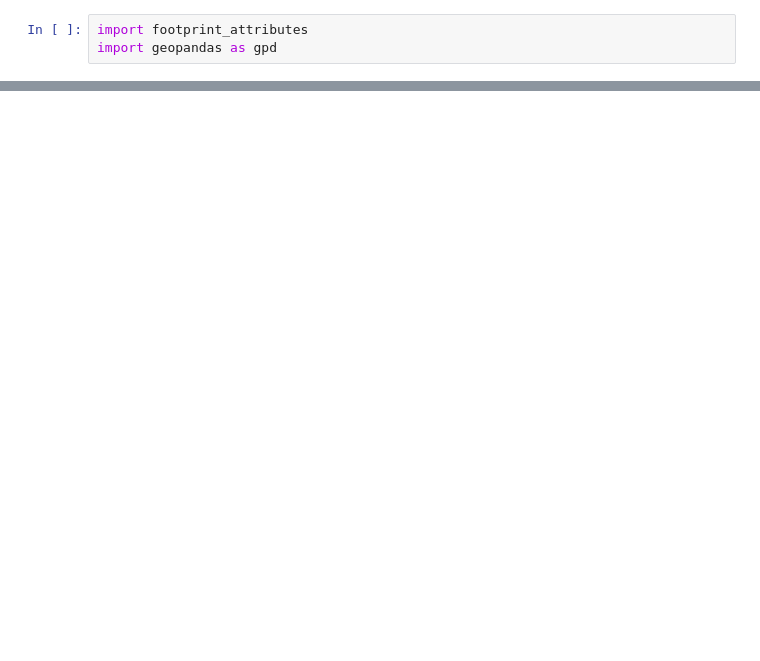
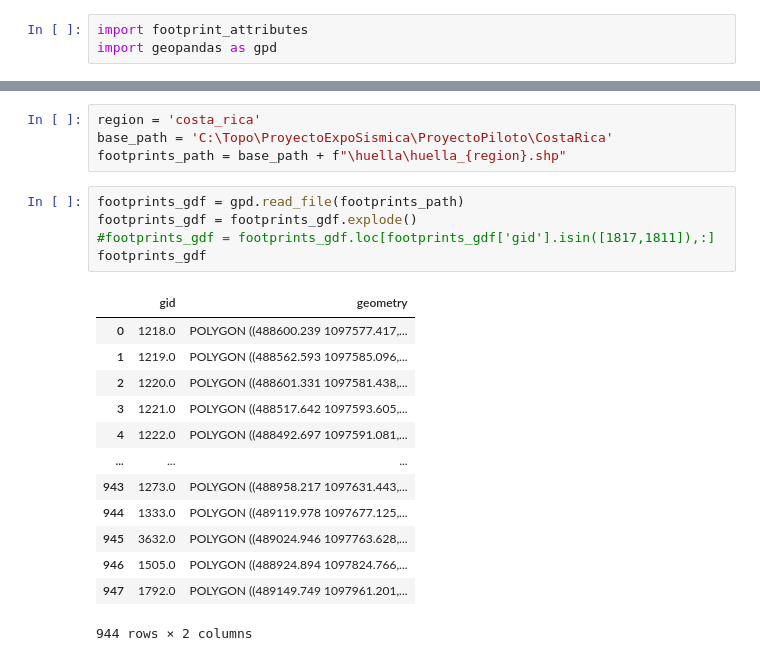
Before and after one commit to GeomaticsCaminosUPM/footprint_attributes, a Jupyter notebook: example.ipynb, the cells around one changed output, grey strips where cells are left out. Saved outputs shown, nothing was run; the diff lists cells and outputs as text; blank space fills up the shorter version.

```diff
--- a/example.ipynb
+++ b/example.ipynb
@@ -9,3 +24,26 @@ footprints_gdf
+# %%
+region = 'costa_rica'
+base_path = 'C:\Topo\ProyectoExpoSismica\ProyectoPiloto\CostaRica'
+footprints_path = base_path + f"\huella\huella_{region}.shp"
+# %%
+footprints_gdf = gpd.read_file(footprints_path)
+footprints_gdf = footprints_gdf.explode()
+#footprints_gdf = footprints_gdf.loc[footprints_gdf['gid'].isin([1817,1811]),:]
+footprints_gdf
+# %% [output]
+|  | gid | geometry |
+| 0 | 1218.0 | POLYGON ((488600.239 1097577.417,... |
+| 1 | 1219.0 | POLYGON ((488562.593 1097585.096,... |
+| 2 | 1220.0 | POLYGON ((488601.331 1097581.438,... |
+| 3 | 1221.0 | POLYGON ((488517.642 1097593.605,... |
+| 4 | 1222.0 | POLYGON ((488492.697 1097591.081,... |
+| ... | ... | ... |
+| 943 | 1273.0 | POLYGON ((488958.217 1097631.443,... |
+| 944 | 1333.0 | POLYGON ((489119.978 1097677.125,... |
+| 945 | 3632.0 | POLYGON ((489024.946 1097763.628,... |
+| 946 | 1505.0 | POLYGON ((488924.894 1097824.766,... |
+| 947 | 1792.0 | POLYGON ((489149.749 1097961.201,... |
+944 rows × 2 columns
 # %%
 footprints_gdf = footprint_attributes.calc_forces(footprints_gdf,height_column=None,buffer=0.2) #20 cm of buffer
 footprints_gdf
```
Also changed, not shown: parts of 7 cells of this notebook.
